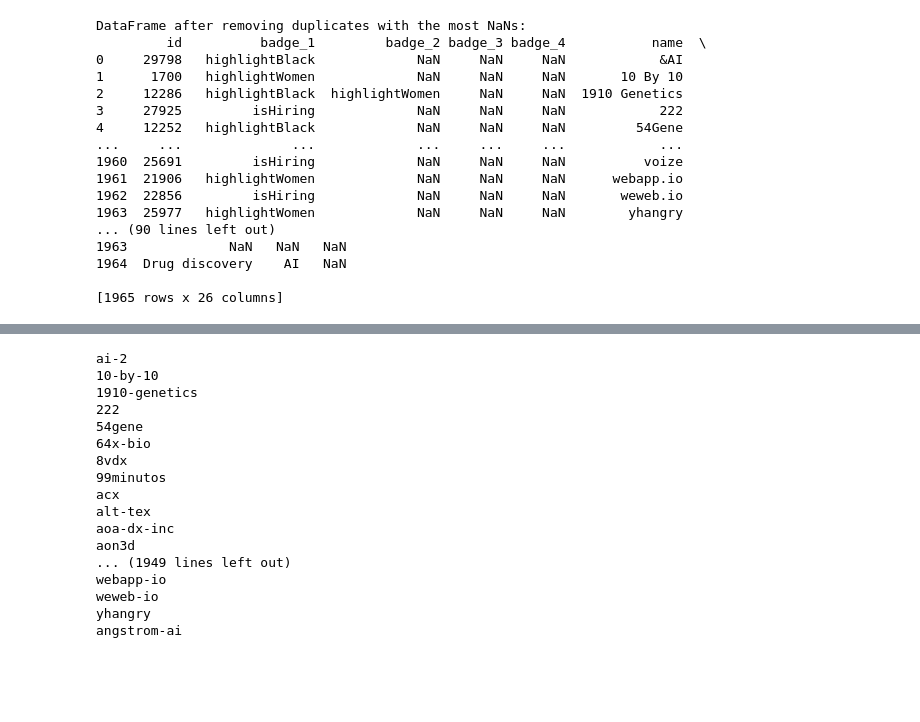
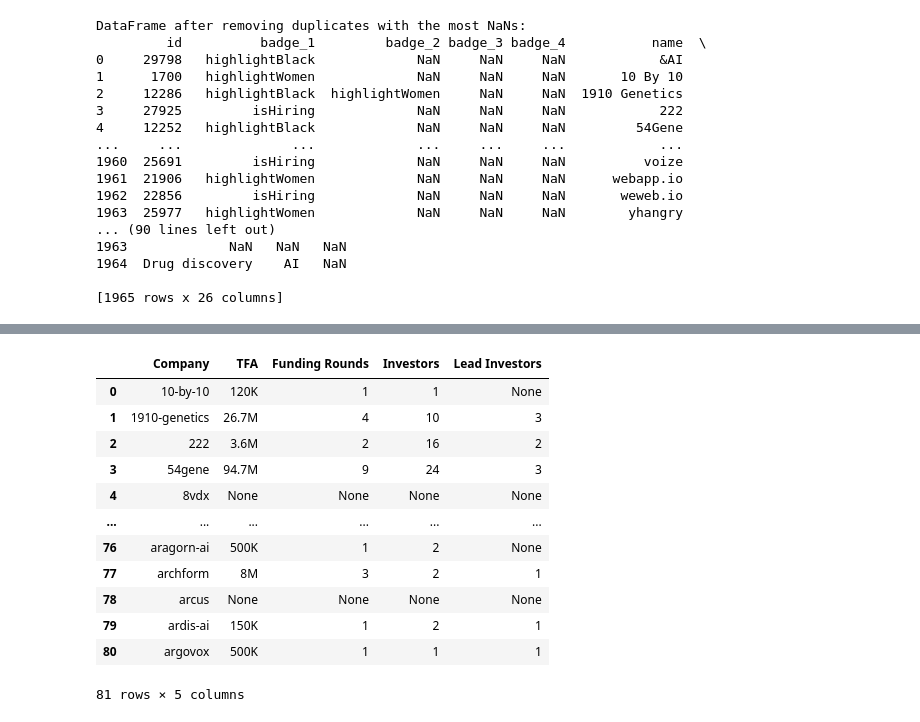
Before and after one commit to alishasrivas/Predicting-YCStartup-Survival, a Jupyter notebook: predicting-4.ipynb, the cells around one changed output, grey strips where cells are left out. Cells and saved outputs as stored; diff of their text form; code cells hidden in the pictures; blank space fills up the shorter version.

Commit message:
Funding Web Scraper

```diff
--- a/predicting-4.ipynb
+++ b/predicting-4.ipynb
@@ -182,7 +182,7 @@ def getTotalFundingAmount(str):
     pattern = r'^\$\d+(\.\d+)?[a-zA-Z]$'
     for elem in arr:
         if(re.fullmatch(pattern, elem)):
-            return elem[1:len(elem)-1]
+            return elem[1:len(elem)]
 
 #get number from a string
 def getNum(str):
@@ -208,12 +208,19 @@ for company in merged_df['company_slug']: #if testing, change merged_df['company
     driver.get(f"https://www.crunchbase.com/organization/{company}/company_financials")
 
     try:
+        WebDriverWait(driver, 5).until(EC.presence_of_element_located((By.XPATH, "//span[contains(text(), 'It appears our system has mistaken you for a bot')]")))
+        print(f"Cloudflare protection detected for {company}. Skipping...")
+        continue
+    except:
+        pass
+
+    try:
         TFA=None
         funding_rounds=None
         l_investors=None
         investors=None
         # Locate the "Funding Rounds" label and its number
-        right_divs = WebDriverWait(driver, 20).until(EC.presence_of_all_elements_located((By.XPATH, "//div[contains(@class, 'one-of-many-section') and contains(@class, 'ng-star-inserted')]"))
+        right_divs = WebDriverWait(driver, 5).until(EC.presence_of_all_elements_located((By.XPATH, "//div[contains(@class, 'one-of-many-section') and contains(@class, 'ng-star-inserted')]"))
         )
         print(len(right_divs))
         first_div = right_divs[0]
@@ -238,6 +245,7 @@ for company in merged_df['company_slug']: #if testing, change merged_df['company
 
     except Exception as e:
         print(f"An error occurred: {e}")
+        continue
 
 driver.quit()
 # %% [output]
@@ -265,22 +269,18 @@ Stacktrace:
 # %%
-df.head()
-for company in merged_df['company_slug']:
-    print(company)
+df
+#for company in merged_df['company_slug']:
+#    print(company)
 # %% [output]
+|  | Company | TFA | Funding Rounds | Investors | Lead Investors |
+| 0 | 10-by-10 | 120K | 1 | 1 | None |
+| 1 | 1910-genetics | 26.7M | 4 | 10 | 3 |
+| 2 | 222 | 3.6M | 2 | 16 | 2 |
+| 3 | 54gene | 94.7M | 9 | 24 | 3 |
+| 4 | 8vdx | None | None | None | None |
+| ... | ... | ... | ... | ... | ... |
+| 76 | aragorn-ai | 500K | 1 | 2 | None |
+| 77 | archform | 8M | 3 | 2 | 1 |
+| 78 | arcus | None | None | None | None |
+| 79 | ardis-ai | 150K | 1 | 2 | 1 |
+| 80 | argovox | 500K | 1 | 1 | 1 |
-ai-2
-10-by-10
-1910-genetics
-222
-54gene
-64x-bio
-8vdx
-99minutos
-acx
-alt-tex
-aoa-dx-inc
-aon3d
-... (1949 lines left out)
-webapp-io
-weweb-io
-yhangry
-angstrom-ai
+81 rows × 5 columns
```
Also changed, not shown: parts of 1 cell of this notebook.
